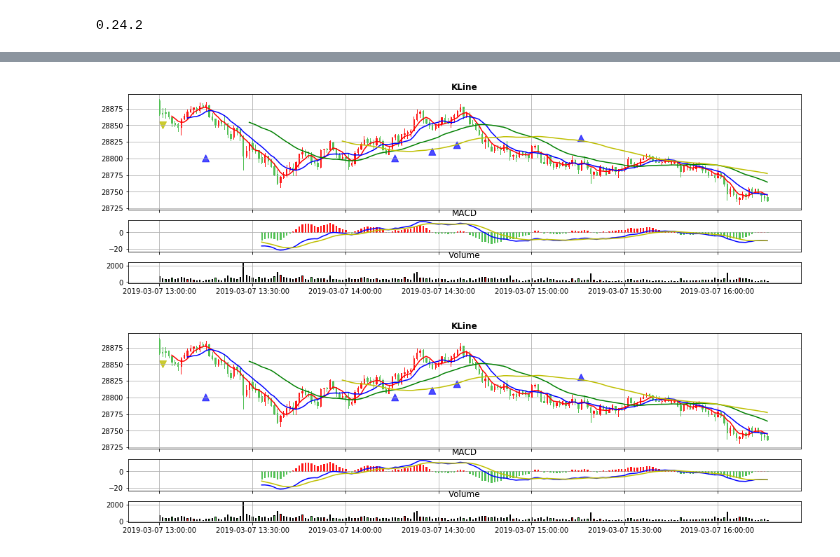
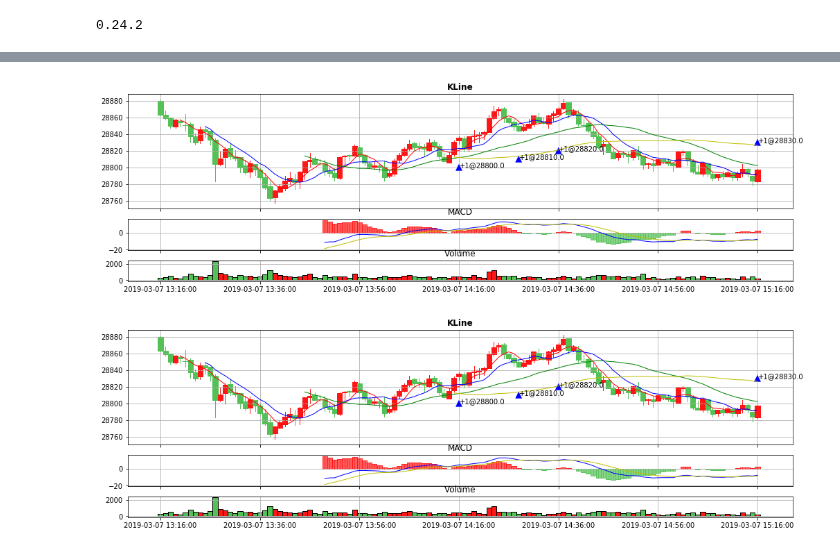
Before and after one commit to che7611/test2, a Jupyter notebook: trade_review_demo.ipynb, the cells around one changed output, grey strips where cells are left out. Cells and saved outputs as stored; diff of their text form; code cells hidden in the pictures.

```diff
--- a/trade_review_demo.ipynb
+++ b/trade_review_demo.ipynb
@@ -62,14 +30,14 @@ hf = HKFuture()
 # %%
 executions = [{'datetime': '20190307 14:16:00', 'price': 28800, 'size': 1, 'direction': 'long'},
                 {'datetime': '20190307 13:01:00', 'price': 28850, 'size': 1, 'direction': 'short'},
                 {'datetime': '20190307 13:015:00', 'price': 28800, 'size': 1, 'direction': 'long'},
              {'datetime': '20190307 14:28:00', 'price': 28810, 'size': 1, 'direction': 'long'},
              {'datetime': '20190307 14:36:00', 'price': 28820, 'size': 1, 'direction': 'long'},
              {'datetime': '20190307 15:16:00', 'price': 28830, 'size': 1, 'direction': 'long'},]
-hf.display_trades('HSI1903', executions=executions)
+hf.display_trades('HSI1903', executions=executions,period=1, annotate=True, to_file='n.png')
 # %% [output]
-[figure, old version]
+[figure, new version]
-[figure, old version]
+[figure, new version]
 # %%
 trade_review_in_notebook()  # source为IB时候尽量不要选择太长时间段
 # %% [output]
```
Also changed, not shown: parts of 7 cells of this notebook, 5 other files.
